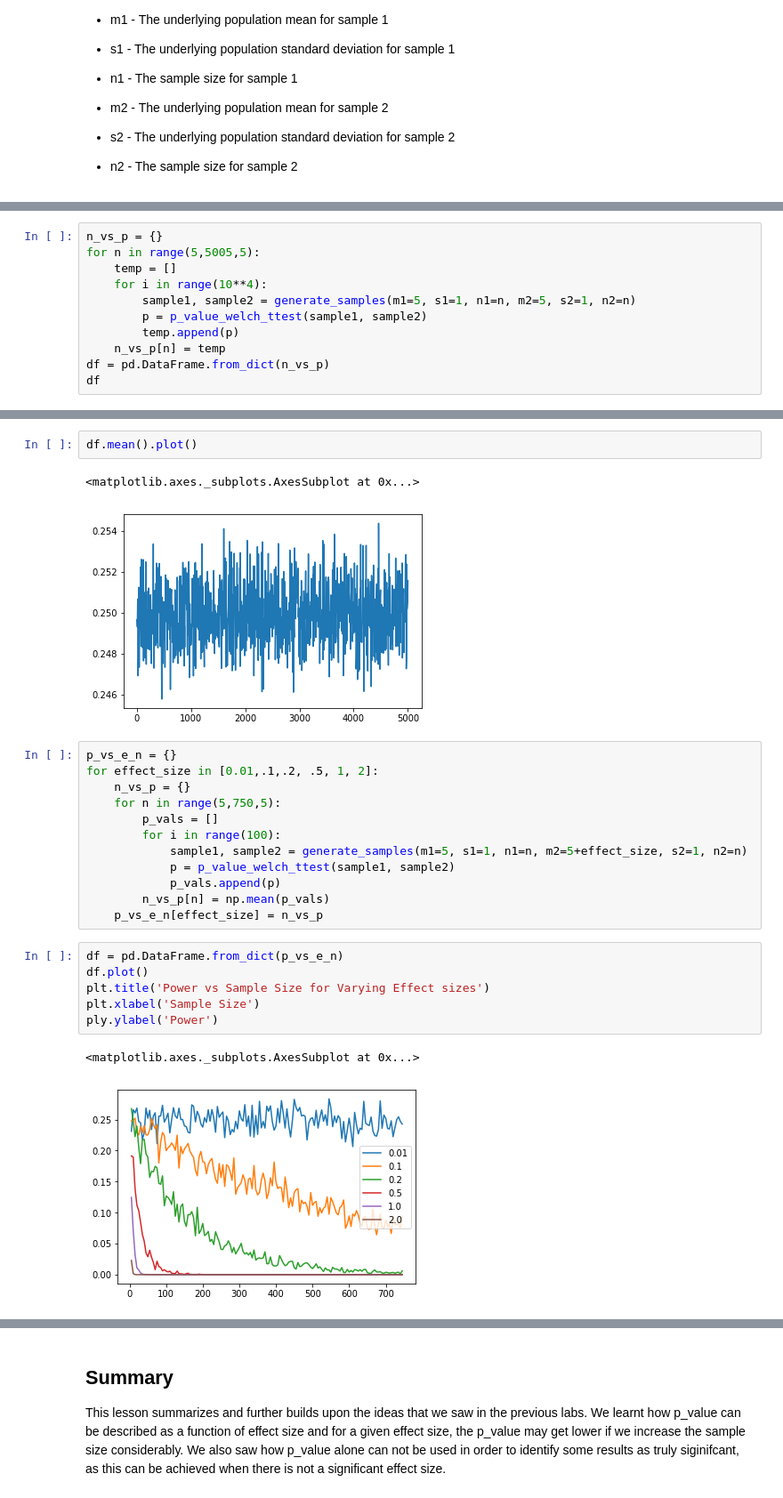
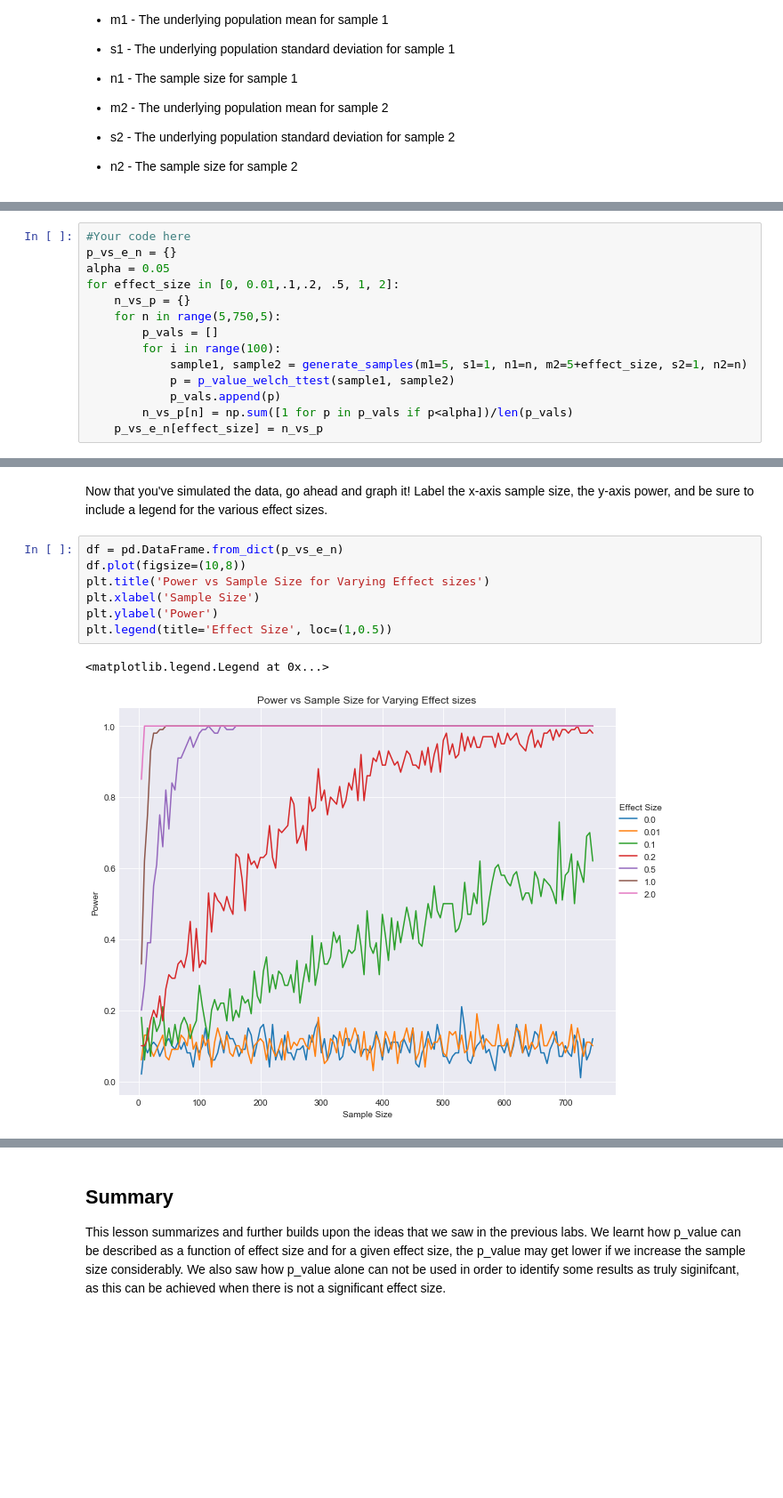
Before and after one commit to learn-co-curriculum/dsc-effect-sizes-pvalues-and-power-lab, a Jupyter notebook: index.ipynb, the cells around one changed output, grey strips where cells are left out. Shown: that part at 89% size. Saved outputs shown, nothing was run; the diff lists cells and outputs as text; blank space fills up the shorter version.

```diff
--- a/index.ipynb
+++ b/index.ipynb
@@ -55,11 +59,14 @@ import pandas as pd
 # %%
-n_vs_p = {}
-for n in range(5,5005,5):
-    temp = []
-    for i in range(10**4):
-        sample1, sample2 = generate_samples(m1=5, s1=1, n1=n, m2=5, s2=1, n2=n)
-        p = p_value_welch_ttest(sample1, sample2)
-        temp.append(p)
-    n_vs_p[n] = temp
-df = pd.DataFrame.from_dict(n_vs_p)
-df
+#Your code here
+p_vs_e_n = {}
+alpha = 0.05
+for effect_size in [0, 0.01,.1,.2, .5, 1, 2]:
+    n_vs_p = {}
+    for n in range(5,750,5):
+        p_vals = []
+        for i in range(100):
+            sample1, sample2 = generate_samples(m1=5, s1=1, n1=n, m2=5+effect_size, s2=1, n2=n)
+            p = p_value_welch_ttest(sample1, sample2)
+            p_vals.append(p)
+        n_vs_p[n] = np.sum([1 for p in p_vals if p<alpha])/len(p_vals)
+    p_vs_e_n[effect_size] = n_vs_p
@@ -89,26 +73,12 @@ df.to_csv('p-value-simulations-for-identical-normal-distributions-and-varying-sa
-# %%
-df.mean().plot()
-# %% [output]
-<matplotlib.axes._subplots.AxesSubplot at 0x...>
-[figure, removed]
-# %%
-p_vs_e_n = {}
-for effect_size in [0.01,.1,.2, .5, 1, 2]:
-    n_vs_p = {}
-    for n in range(5,750,5):
-        p_vals = []
-        for i in range(100):
-            sample1, sample2 = generate_samples(m1=5, s1=1, n1=n, m2=5+effect_size, s2=1, n2=n)
-            p = p_value_welch_ttest(sample1, sample2)
-            p_vals.append(p)
-        n_vs_p[n] = np.mean(p_vals)
-    p_vs_e_n[effect_size] = n_vs_p
+# %% [markdown]
+Now that you've simulated the data, go ahead and graph it! Label the x-axis sample size, the y-axis power, and be sure to include a legend for the various effect sizes.
 # %%
 df = pd.DataFrame.from_dict(p_vs_e_n)
-df.plot()
+df.plot(figsize=(10,8))
 plt.title('Power vs Sample Size for Varying Effect sizes')
 plt.xlabel('Sample Size')
-ply.ylabel('Power')
+plt.ylabel('Power')
+plt.legend(title='Effect Size', loc=(1,0.5))
 # %% [output]
-<matplotlib.axes._subplots.AxesSubplot at 0x...>
+<matplotlib.legend.Legend at 0x...>
-[figure, old version]
+[figure, new version]
```
Also changed, not shown: parts of 22 cells of this notebook, 3 other files.
